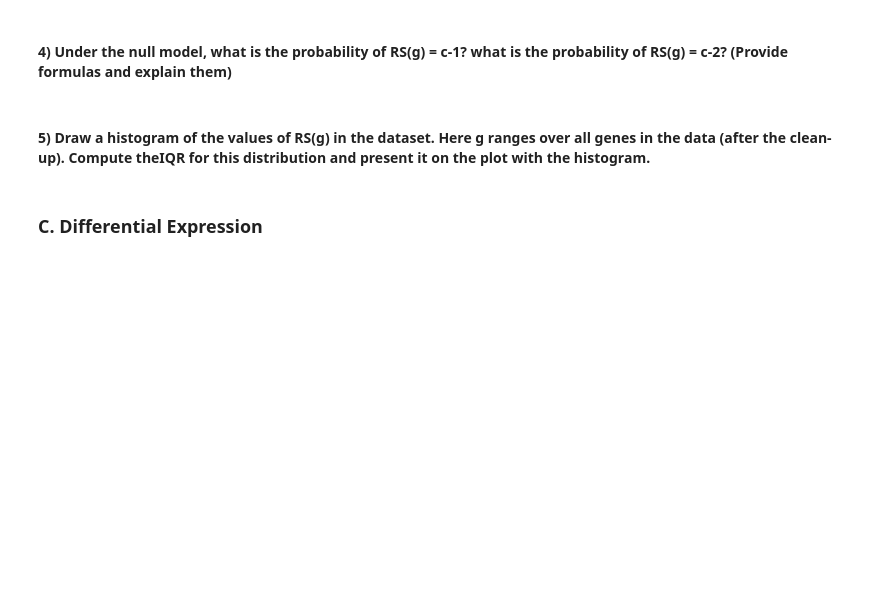
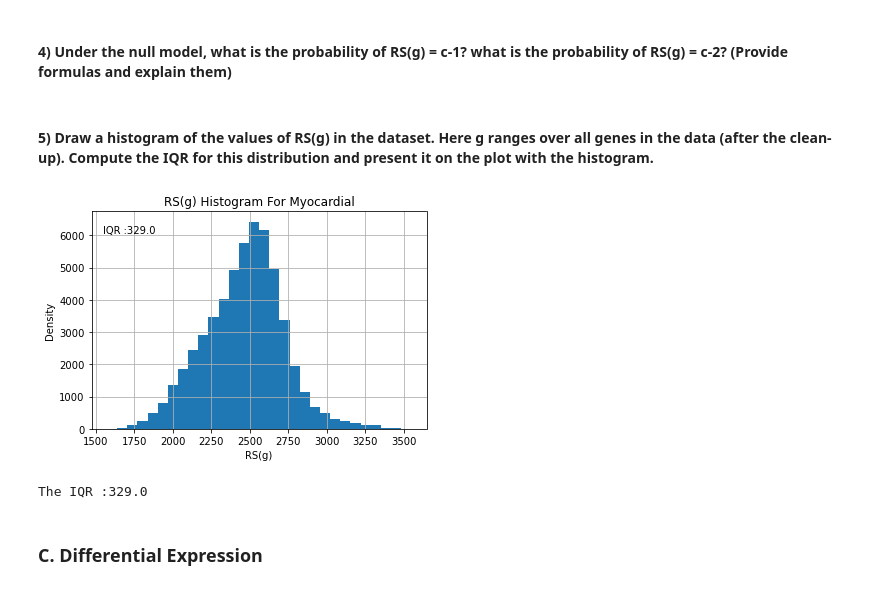
Before and after one commit to leeaz97/SatisticsIDC, a Jupyter notebook: HW4.ipynb, the cells around one changed output. Drawn from its saved outputs; the diff is of its cells as text; code cells hidden in the pictures; blank space fills up the shorter version.

```diff
--- a/HW4.ipynb
+++ b/HW4.ipynb
@@ -158,7 +169,28 @@ for n, gene in enumerate(random_genes):
 # %% [markdown]
 #### 4) Under the null model, what is the probability of RS(g) = c-1? what is the probability of RS(g) = c-2? (Provide formulas and explain them)
 # %% [markdown]
-#### 5) Draw a histogram of the values of RS(g) in the dataset. Here g ranges over all genes in the data (after the clean-up). Compute theIQR for this distribution and present it on the plot with the histogram.
+#### 5) Draw a histogram of the values of RS(g) in the dataset. Here g ranges over all genes in the data (after the clean-up). Compute the IQR for this distribution and present it on the plot with the histogram.
+# %%
+ranked = []
+for g in df.columns[2:]:
+    ranked.append(df[g].rank()[df['Class'] == 'M'].sum())
+# %%
+ranked_df = pd.DataFrame(ranked)
+ranked_df.hist(bins=30)
+plt.title('RS(g) Histogram For Myocardial')
+plt.xlabel('RS(g)')
+plt.ylabel('Density')
+max_y = plt.gca().get_ylim()[1]
+min_x = plt.gca().get_xlim()[0]
+plt.text(min_x*1.05, max_y*0.9, "IQR :{}".format(stats.iqr(ranked_df)))
+plt.grid(True)
+plt.show()
+# %% [output]
+[figure, added]
+# %%
+print("The IQR :{}".format(stats.iqr(ranked_df)))
+# %% [output]
+The IQR :329.0
 # %% [markdown]
 ### C. Differential Expression
 # %% [markdown]
```
Also changed, not shown: parts of 34 cells of this notebook.
